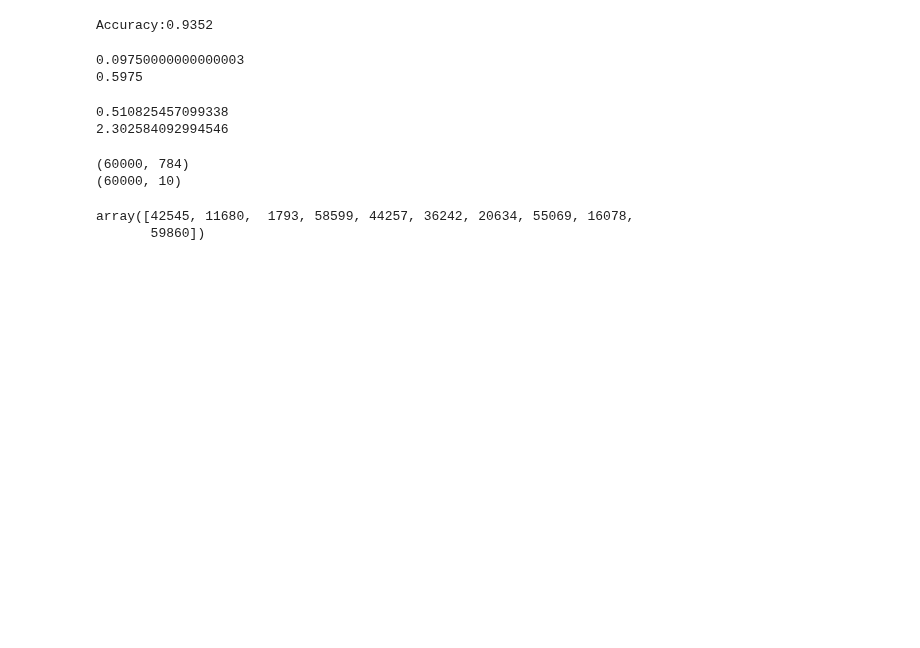
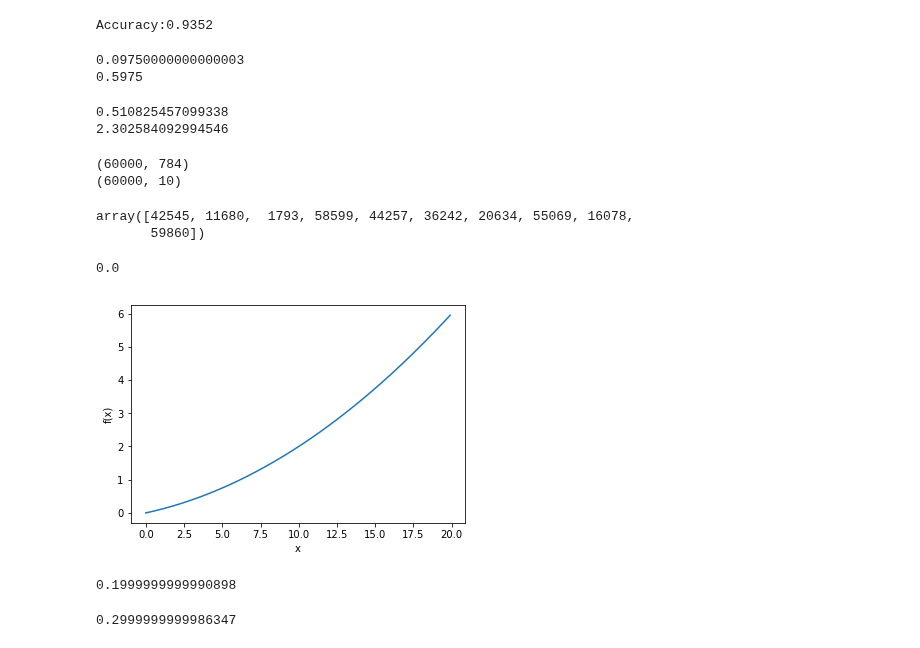
Before and after one commit to genkiFurukawa/DeepLearningFromScratch, a Jupyter notebook: DeepLearnigFromScratch.ipynb, the cells around one changed output. Saved outputs shown, nothing was run; the diff lists cells and outputs as text; code cells hidden in the pictures; blank space fills up the shorter version.

```diff
--- a/DeepLearnigFromScratch.ipynb
+++ b/DeepLearnigFromScratch.ipynb
@@ -550,3 +550,8 @@ def cross_entropy_error(y, t):
         y = y.reshape(1, y.size)
     batch_size = y.shape[0]
     return -np.sum(np.log(y[np.arrange(batch_size), t])) / batch_size
+# %%
+# 丸め誤差で正しく動作しない
+np.float32(1e-50)
+# %% [output]
+0.0
@@ -552,0 +563,23 @@ def cross_entropy_error(y, t):
+# %%
+def function_1(x):
+    return 0.01*x**2 + 0.1*x
+
+import numpy as np
+import matplotlib.pylab as plt
+
+x = np.arange(0.0, 20, 0.1)
+y = function_1(x)
+plt.xlabel("x")
+plt.ylabel("f(x)")
+plt.plot(x, y)
+plt.show()
+# %% [output]
+[figure, added]
+# %%
+numerical_diff(function_1, 5)
+# %% [output]
+0.1999999999990898
+# %%
+numerical_diff(function_1, 10)
+# %% [output]
+0.2999999999986347
```
Also changed, not shown: parts of 4 cells of this notebook.
